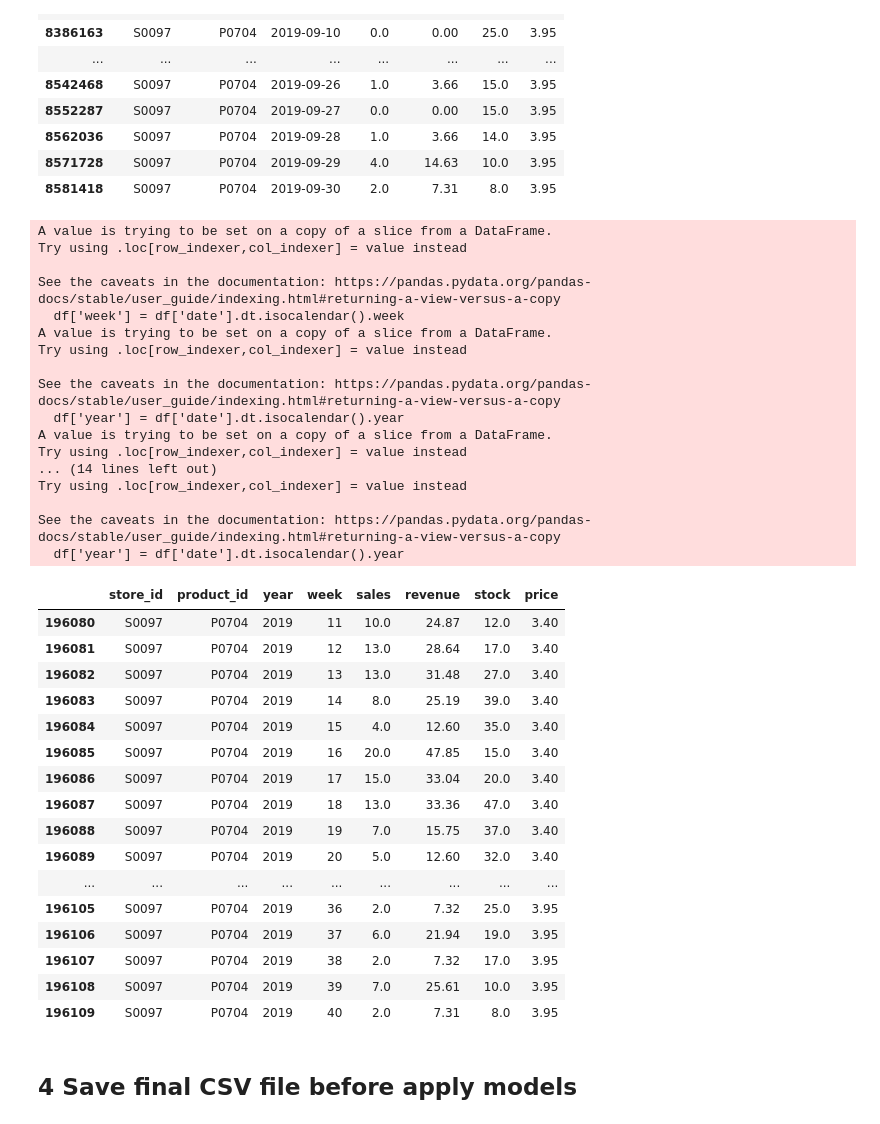
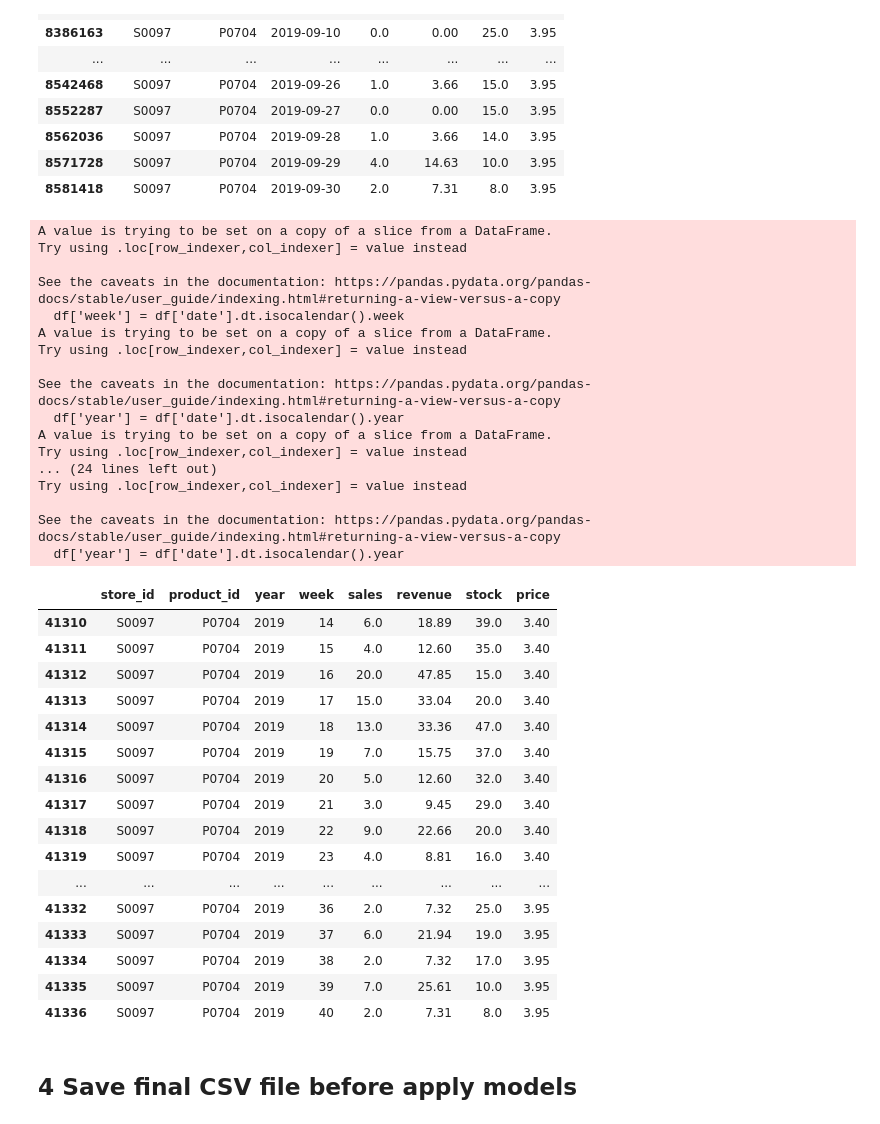
Before and after one commit to yurimfreitas/ProjectII, a Jupyter notebook: 4-DataTransforming.ipynb, the cells around one changed output. Cells and saved outputs as stored; diff of their text form; code cells hidden in the pictures.

```diff
--- a/4-DataTransforming.ipynb
+++ b/4-DataTransforming.ipynb
@@ -221,7 +221,7 @@ df_sales_filtered_2018_2019 = df_sales_filtered[df_sales_filtered['date'].dt.yea
 df_sales_filtered_2019 = df_sales_filtered[df_sales_filtered['date'].dt.year > 2018]
 
 # Filter data for the last 6 months
-df_sales_filtered_last_6_month = df_sales_filtered[df_sales_filtered['date'] > datetime.now() - timedelta(days=6*30)]
+df_sales_filtered_last_6_month = df_sales_filtered[df_sales_filtered['date'] > datetime(2019, 9, 30) - timedelta(days=6*30)]
 # %% [markdown]
 #### 3.5 Group by week and store_id and product_id, year and week
 # %%
@@ -285,31 +285,31 @@ See the caveats in the documentation: https://pandas.pydata.org/pandas-docs/stab
   df['year'] = df['date'].dt.isocalendar().year
 A value is trying to be set on a copy of a slice from a DataFrame.
 Try using .loc[row_indexer,col_indexer] = value instead
-... (14 lines left out)
+... (24 lines left out)
 Try using .loc[row_indexer,col_indexer] = value instead
 
 See the caveats in the documentation: https://pandas.pydata.org/pandas-docs/stable/user_guide/indexing.html#returning-a-view-versus-a-copy
   df['year'] = df['date'].dt.isocalendar().year
 # %%
-df_sales_filtered_all[(df_sales_filtered_all['store_id'] == 'S0097') & (df_sales_filtered_all['product_id'] == 'P0704')].tail(30)
+df_sales_filtered_last_6_month[(df_sales_filtered_last_6_month['store_id'] == 'S0097') & (df_sales_filtered_last_6_month['product_id'] == 'P0704')].tail(30)
 # %% [output]
 |  | store_id | product_id | year | week | sales | revenue | stock | price |
-| 196080 | S0097 | P0704 | 2019 | 11 | 10.0 | 24.87 | 12.0 | 3.40 |
-| 196081 | S0097 | P0704 | 2019 | 12 | 13.0 | 28.64 | 17.0 | 3.40 |
-| 196082 | S0097 | P0704 | 2019 | 13 | 13.0 | 31.48 | 27.0 | 3.40 |
-| 196083 | S0097 | P0704 | 2019 | 14 | 8.0 | 25.19 | 39.0 | 3.40 |
-| 196084 | S0097 | P0704 | 2019 | 15 | 4.0 | 12.60 | 35.0 | 3.40 |
-| 196085 | S0097 | P0704 | 2019 | 16 | 20.0 | 47.85 | 15.0 | 3.40 |
-| 196086 | S0097 | P0704 | 2019 | 17 | 15.0 | 33.04 | 20.0 | 3.40 |
-| 196087 | S0097 | P0704 | 2019 | 18 | 13.0 | 33.36 | 47.0 | 3.40 |
-| 196088 | S0097 | P0704 | 2019 | 19 | 7.0 | 15.75 | 37.0 | 3.40 |
-| 196089 | S0097 | P0704 | 2019 | 20 | 5.0 | 12.60 | 32.0 | 3.40 |
+| 41310 | S0097 | P0704 | 2019 | 14 | 6.0 | 18.89 | 39.0 | 3.40 |
+| 41311 | S0097 | P0704 | 2019 | 15 | 4.0 | 12.60 | 35.0 | 3.40 |
+| 41312 | S0097 | P0704 | 2019 | 16 | 20.0 | 47.85 | 15.0 | 3.40 |
+| 41313 | S0097 | P0704 | 2019 | 17 | 15.0 | 33.04 | 20.0 | 3.40 |
+| 41314 | S0097 | P0704 | 2019 | 18 | 13.0 | 33.36 | 47.0 | 3.40 |
+| 41315 | S0097 | P0704 | 2019 | 19 | 7.0 | 15.75 | 37.0 | 3.40 |
+| 41316 | S0097 | P0704 | 2019 | 20 | 5.0 | 12.60 | 32.0 | 3.40 |
+| 41317 | S0097 | P0704 | 2019 | 21 | 3.0 | 9.45 | 29.0 | 3.40 |
+| 41318 | S0097 | P0704 | 2019 | 22 | 9.0 | 22.66 | 20.0 | 3.40 |
+| 41319 | S0097 | P0704 | 2019 | 23 | 4.0 | 8.81 | 16.0 | 3.40 |
 | ... | ... | ... | ... | ... | ... | ... | ... | ... |
-| 196105 | S0097 | P0704 | 2019 | 36 | 2.0 | 7.32 | 25.0 | 3.95 |
-| 196106 | S0097 | P0704 | 2019 | 37 | 6.0 | 21.94 | 19.0 | 3.95 |
-| 196107 | S0097 | P0704 | 2019 | 38 | 2.0 | 7.32 | 17.0 | 3.95 |
-| 196108 | S0097 | P0704 | 2019 | 39 | 7.0 | 25.61 | 10.0 | 3.95 |
-| 196109 | S0097 | P0704 | 2019 | 40 | 2.0 | 7.31 | 8.0 | 3.95 |
+| 41332 | S0097 | P0704 | 2019 | 36 | 2.0 | 7.32 | 25.0 | 3.95 |
+| 41333 | S0097 | P0704 | 2019 | 37 | 6.0 | 21.94 | 19.0 | 3.95 |
+| 41334 | S0097 | P0704 | 2019 | 38 | 2.0 | 7.32 | 17.0 | 3.95 |
+| 41335 | S0097 | P0704 | 2019 | 39 | 7.0 | 25.61 | 10.0 | 3.95 |
+| 41336 | S0097 | P0704 | 2019 | 40 | 2.0 | 7.31 | 8.0 | 3.95 |
 # %% [markdown]
 ## 4 Save final CSV file before apply models
 # %%
```
Also changed, not shown: 2 other files.
